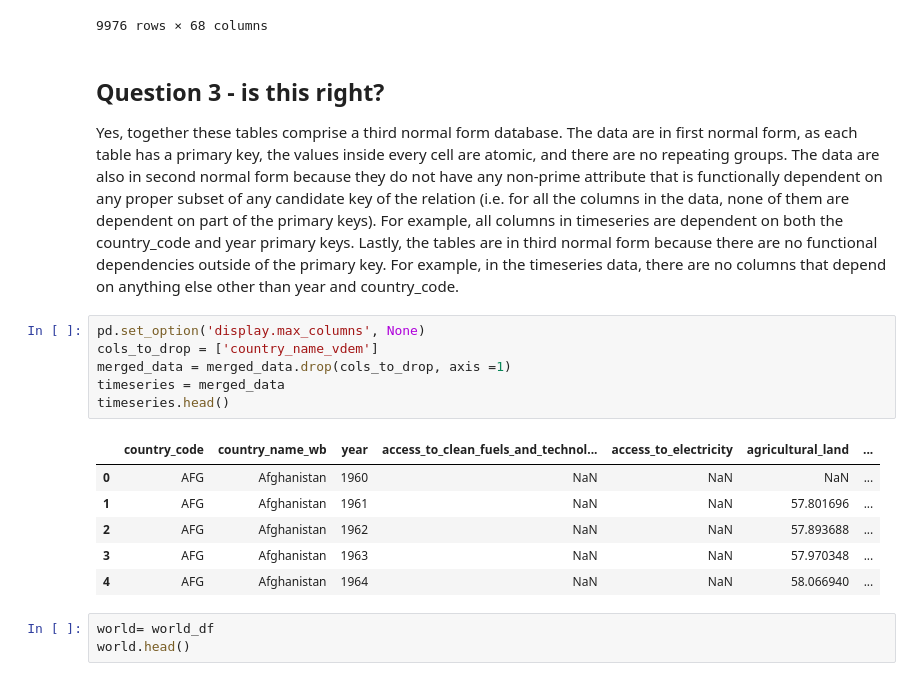
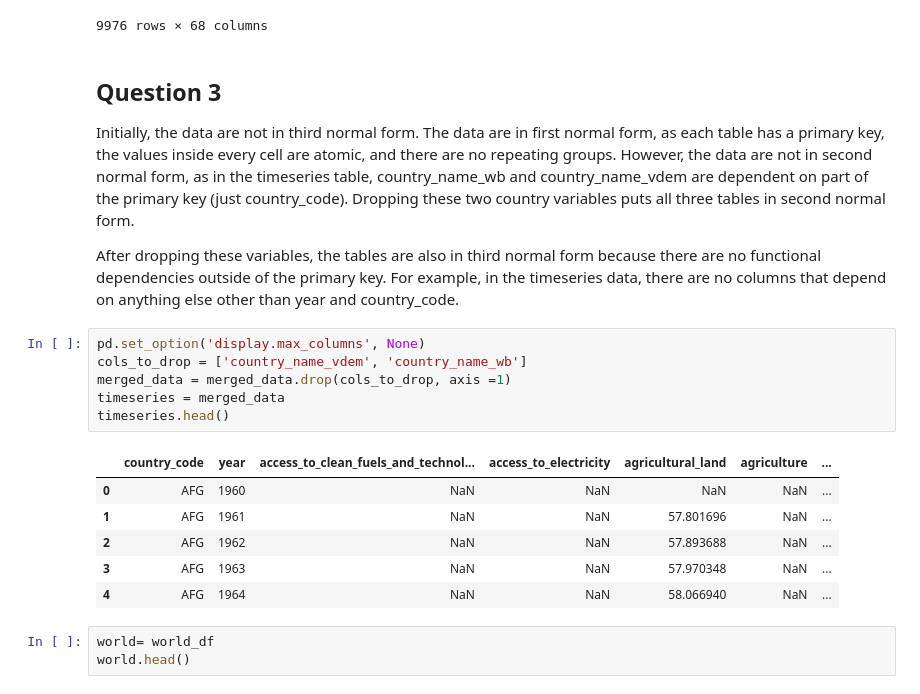
Before and after one commit to bryanchrist/Lab3and4, a Jupyter notebook: lab3_christ.ipynb, the cells around one changed output. Cells and saved outputs as stored; diff of their text form.

```diff
--- a/lab3_christ.ipynb
+++ b/lab3_christ.ipynb
@@ -529,22 +527,23 @@ merged_data
 | 9975 | ZWE | Zimbabwe | 2021 | NaN | NaN | NaN | ... |
 9976 rows × 68 columns
 # %% [markdown]
-## Question 3 - is this right?
+## Question 3
+Initially, the data are not in third normal form. The data are in first normal form, as each table has a primary key, the values inside every cell are atomic, and there are no repeating groups. However, the data are not in second normal form, as in the timeseries table, country_name_wb and country_name_vdem are dependent on part of the primary key (just country_code). Dropping these two country variables puts all three tables in second normal form.
 
-Yes, together these tables comprise a third normal form database. The data are in first normal form, as each table has a primary key, the values inside every cell are atomic, and there are no repeating groups. The data are also in second normal form because they do not have any non-prime attribute that is functionally dependent on any proper subset of any candidate key of the relation (i.e. for all the columns in the data, none of them are dependent on part of the primary keys). For example, all columns in timeseries are dependent on both the country_code and year primary keys. Lastly, the tables are in third normal form because there are no functional dependencies outside of the primary key. For example, in the timeseries data, there are no columns that depend on anything else other than year and country_code.
+After dropping these variables, the tables are also in third normal form because there are no functional dependencies outside of the primary key. For example, in the timeseries data, there are no columns that depend on anything else other than year and country_code.
 # %%
 pd.set_option('display.max_columns', None)
-cols_to_drop = ['country_name_vdem']
+cols_to_drop = ['country_name_vdem', 'country_name_wb']
 merged_data = merged_data.drop(cols_to_drop, axis =1)
 timeseries = merged_data
 timeseries.head()
 # %% [output]
-|  | country_code | country_name_wb | year | access_to_clean_fuels_and_technol... | access_to_electricity | agricultural_land | ... |
-| 0 | AFG | Afghanistan | 1960 | NaN | NaN | NaN | ... |
-| 1 | AFG | Afghanistan | 1961 | NaN | NaN | 57.801696 | ... |
-| 2 | AFG | Afghanistan | 1962 | NaN | NaN | 57.893688 | ... |
-| 3 | AFG | Afghanistan | 1963 | NaN | NaN | 57.970348 | ... |
-| 4 | AFG | Afghanistan | 1964 | NaN | NaN | 58.066940 | ... |
+|  | country_code | year | access_to_clean_fuels_and_technol... | access_to_electricity | agricultural_land | agriculture | ... |
+| 0 | AFG | 1960 | NaN | NaN | NaN | NaN | ... |
+| 1 | AFG | 1961 | NaN | NaN | 57.801696 | NaN | ... |
+| 2 | AFG | 1962 | NaN | NaN | 57.893688 | NaN | ... |
+| 3 | AFG | 1963 | NaN | NaN | 57.970348 | NaN | ... |
+| 4 | AFG | 1964 | NaN | NaN | 58.066940 | NaN | ... |
 # %%
 world= world_df
 world.head()
```
Also changed, not shown: parts of 12 cells of this notebook, 1 other file.
